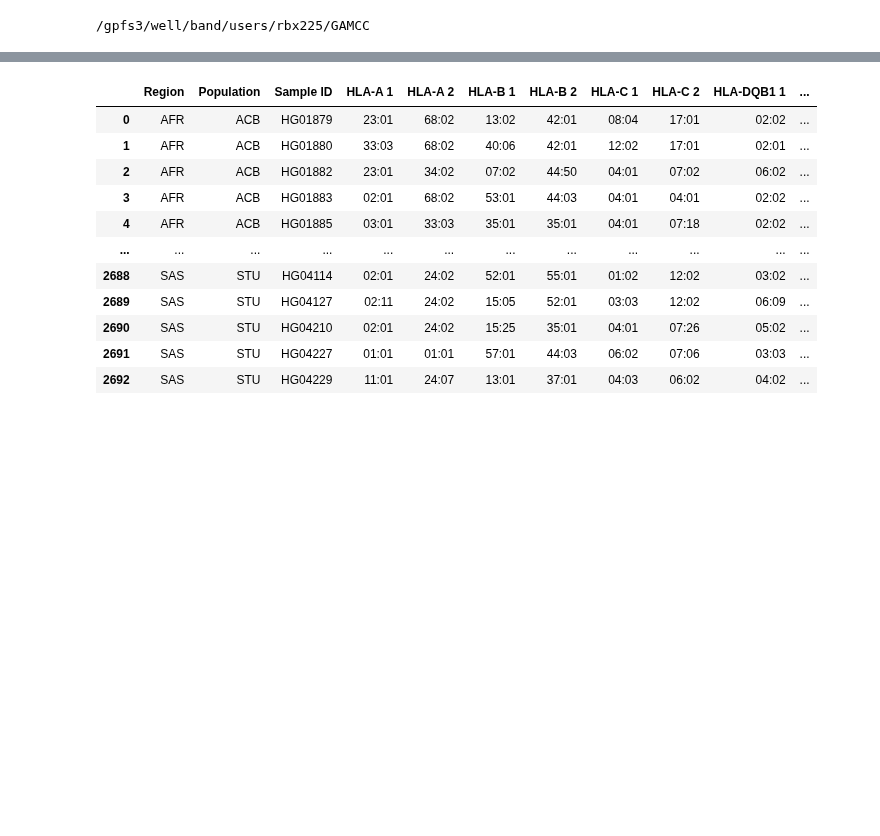
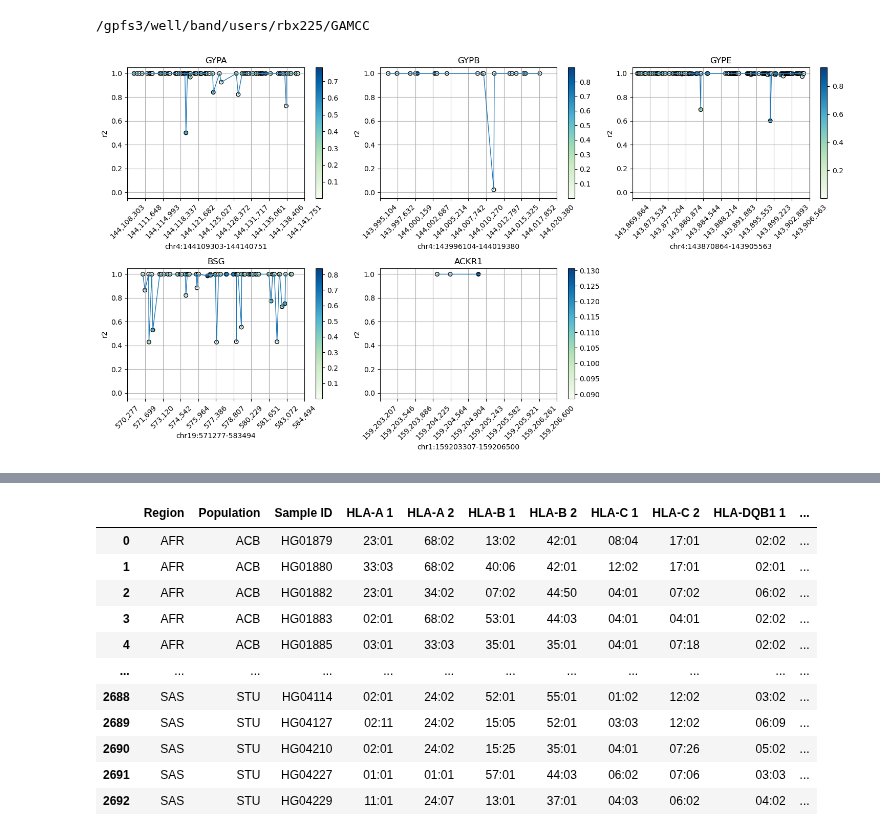
Before and after one commit to Suuuuuuuus/LCWGS_pipeline, a Jupyter notebook: scripts/notebooks/lcwgs_tmp.ipynb, the cells around one changed output, grey strips where cells are left out. Saved outputs shown, nothing was run; the diff lists cells and outputs as text; code cells hidden in the pictures; blank space fills up the shorter version.

```diff
--- a/scripts/notebooks/lcwgs_tmp.ipynb
+++ b/scripts/notebooks/lcwgs_tmp.ipynb
@@ -65,0 +46,44 @@ v_impacc = lcwgsus.generate_v_impacc(v_report)
+# %%
+regions = pd.DataFrame(columns = ['chr', 'start', 'end', 'gene'])
+
+# HBA1 = [16, 176680, 177522, 'HBA1']
+# HBA2 = [16, 172876, 173710, 'HBA2']
+GYPA = [4, 144109303, 144140751, 'GYPA']
+GYPB = [4, 143996104, 144019380, 'GYPB']
+GYPE = [4, 143870864, 143905563, 'GYPE']
+
+BSG = [19, 571277, 583494, 'BSG']
+ACKR1 = [1, 159203307, 159206500, 'ACKR1']
+
+genes = [GYPA, GYPB, GYPE, BSG, ACKR1]
+# genes = [HBA1, HBA2, GYPA, GYPB, GYPE, BSG, ACKR1]
+
+for g in genes:
+    regions.loc[len(regions)] = g
+# %%
+imp_dir = '../archive/GAMCC_old/imputation_comparison/vanilla/lc_oneKG_topmed--hc--snps_gw/impacc/all_samples/by_variant/'
+hs = []
+for i in CHROMOSOMES_ALL:
+    t = pd.read_csv(imp_dir + 'chr' + str(i) + '.h.tsv', sep = '\t')
+    hs.append(t)
+h = pd.concat(hs)
+h = h[(h[['NRC', 'r2', 'ccd_het', 'ccd_homalt']] != -9.).any(axis = 1)]
+
+nrow = 2
+ncol = 3
+ngraph = len(regions)
+fig, axes = plt.subplots(nrow, ncol, figsize=(15, 8))
+
+for i in range(nrow*ncol):
+    row = i // (nrow + 1)
+    col = i % ncol
+    if i < ngraph:
+        c, s, e, t = tuple(regions.loc[i].values)
+        lcwgsus.plot_imputation_metric_in_region(h, chr=c, pos=0, start=s, end=e, title=t, show_fig=True, ax=axes[row, col])
+    else:
+        fig.delaxes(axes[row, col])
+
+plt.tight_layout()
+plt.show()
+# %% [output]
+[figure, added]
```
Also changed, not shown: parts of 7 cells of this notebook.
